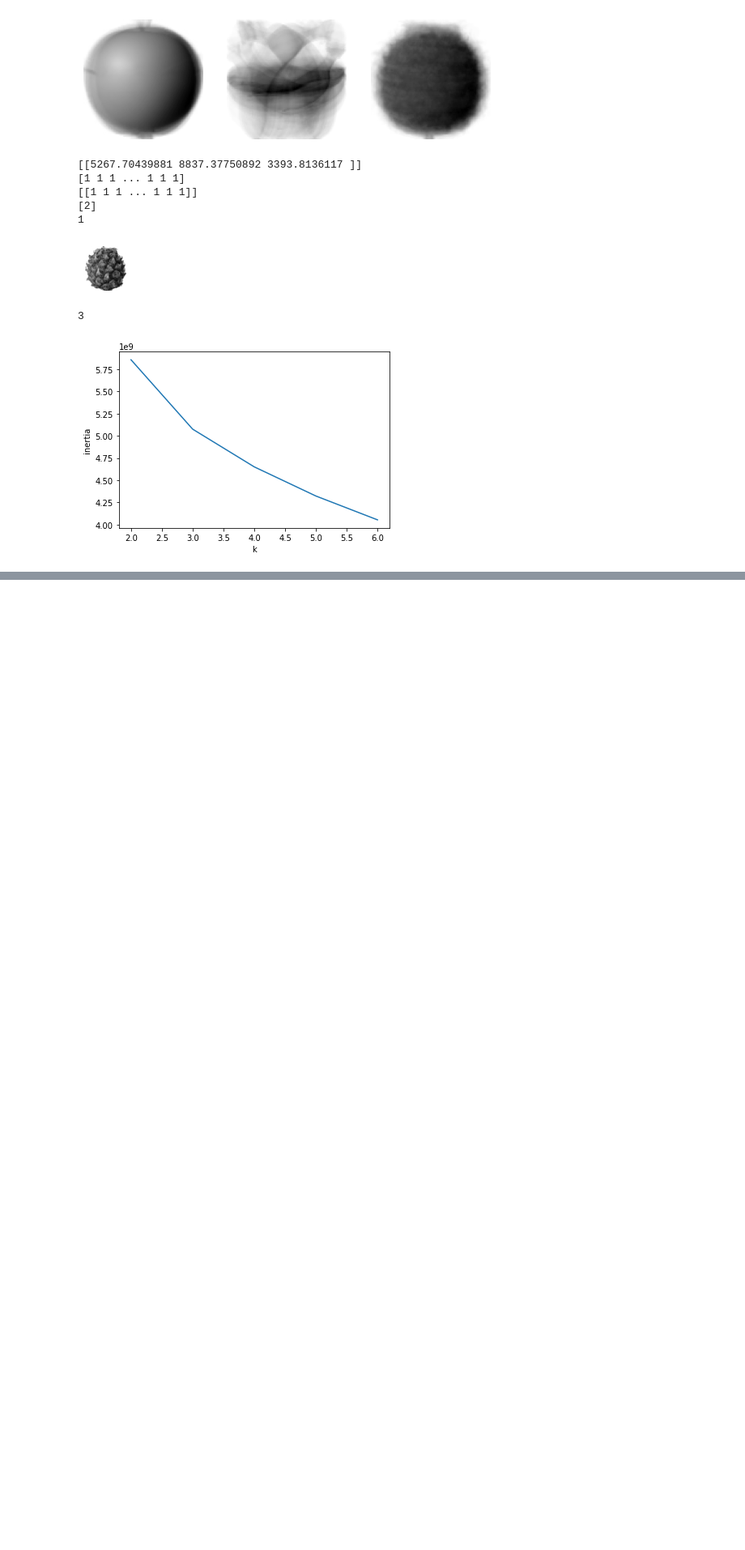
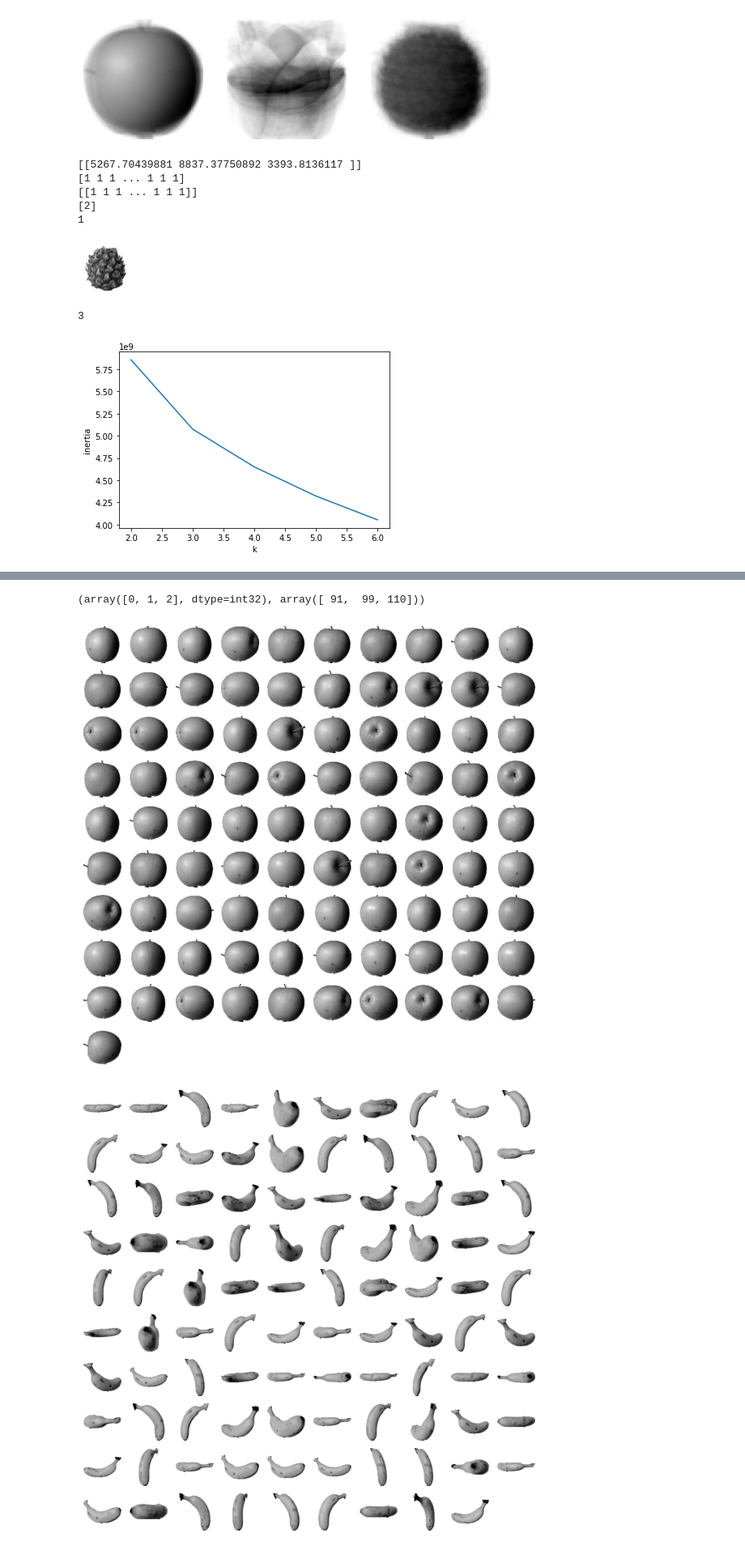
Before and after one commit to CHOOSLA/Self_Studying_of_Machine-Learning_and_Deep-Learning, a Jupyter notebook: Chapter_06.ipynb, the cells around one changed output, grey strips where cells are left out. Shown at 81% size. Saved outputs shown, nothing was run; the diff lists cells and outputs as text; code cells hidden in the pictures; blank space fills up the shorter version.

```diff
--- a/Chapter_06.ipynb
+++ b/Chapter_06.ipynb
@@ -378,0 +479,13 @@ plt.show()
+# %%
+pca = PCA(n_components=0.5)#설명된 분산의 50%에 달하는 주성분을 찾도록
+pca.fit(fruits_2d)
+print(pca.n_components_)
+print(np.sum(pca.explained_variance_ratio_)) ##설명된 분산의 합을 출력해도 50%의 비율로 찾은 것을 알 수 있다.
+
+fruits_pca = pca.transform(fruits_2d)
+print(fruits_pca.shape) #300 주성분은 2개가 될 것이다. 픽셀이 300 크기인 것
+
+scores = cross_validate(lr,fruits_pca,target)
+print('주성분이 2개인 경우의 test_score',np.mean(scores['test_score']))
+print('주성분이 2개인 경우의 fit_time',np.mean(scores['fit_time']))
+#wow! 주성분 2로도 99%가 나왔네요!
@@ -378,0 +515,16 @@ plt.show()
+# %%
+from sklearn.cluster import KMeans
+km = KMeans(n_clusters=3,random_state=42)
+km.fit(fruits_pca)
+print(np.unique(km.labels_,return_counts=True))
+#주성분으로 훈련시킨 것도 개수가 비슷하게 나누어 진것을 볼 수 있다.
+
+for label in range(3):
+  draw_fruits(fruits[km.labels_==label])
+  print('\n')
+
+#아직도 사과와 조금 혼돈 되지만 잘 뽑혔다
+# %% [output]
+(array([0, 1, 2], dtype=int32), array([ 91,  99, 110]))
+[figure, added]
+[figure, added]
```
Also changed, not shown: parts of 12 cells of this notebook.
